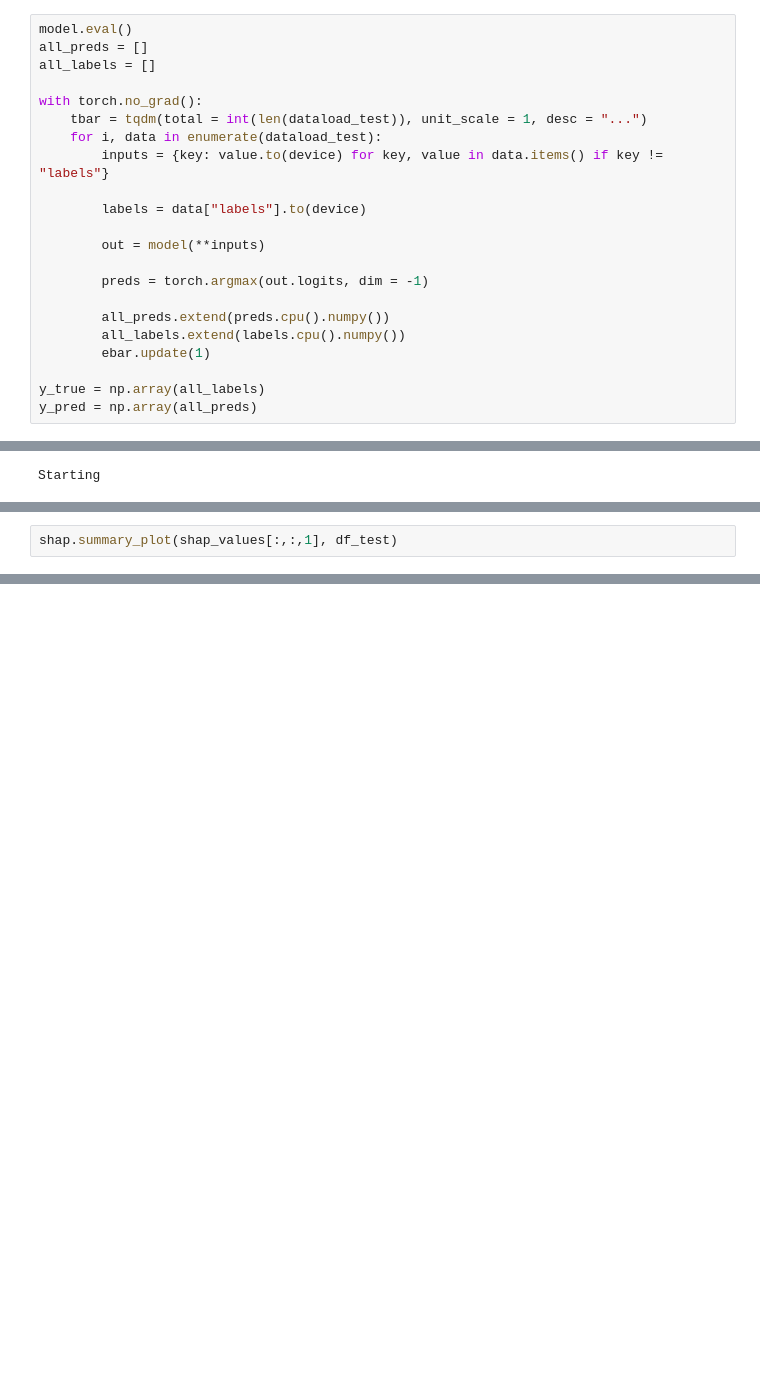
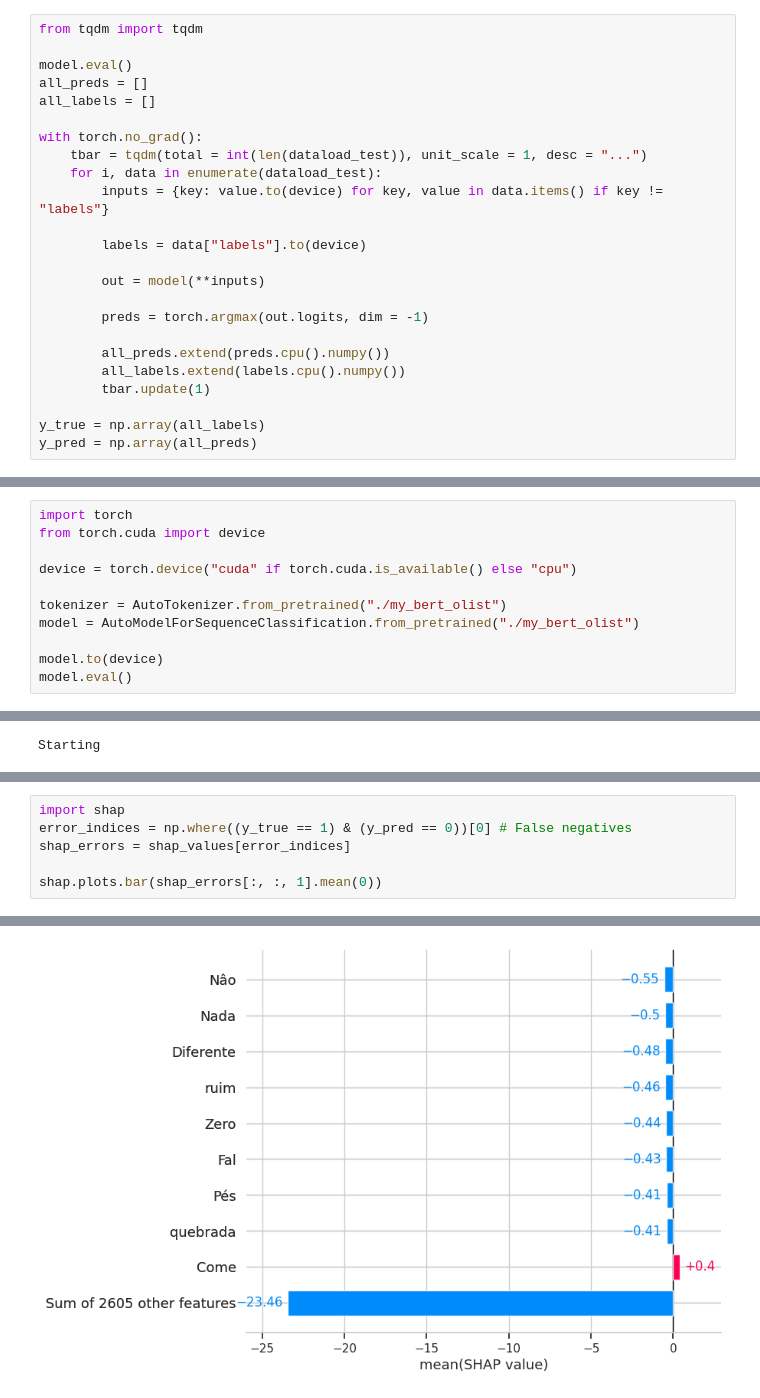
Before and after one commit to SaruboDev/Portfolio-Projects, a Jupyter notebook: Full-EDA/OlistAnalysis/eda_complete.ipynb, the cells around one changed output, grey strips where cells are left out. Cells and saved outputs as stored; diff of their text form; blank space fills up the shorter version.

```diff
--- a/Full-EDA/OlistAnalysis/eda_complete.ipynb
+++ b/Full-EDA/OlistAnalysis/eda_complete.ipynb
@@ -732,6 +739,8 @@ Starting Epoch 5 / 5
 Evaluation...
 Training finished.
 # %%
+from tqdm import tqdm
+
 model.eval()
 all_preds = []
 all_labels = []
@@ -749,7 +758,7 @@ with torch.no_grad():
 
         all_preds.extend(preds.cpu().numpy())
         all_labels.extend(labels.cpu().numpy())
-        ebar.update(1)
+        tbar.update(1)
 
 y_true = np.array(all_labels)
 y_pred = np.array(all_preds)
@@ -798,0 +820,11 @@ df_test["review_comment_message"]
+# %%
+import torch
+from torch.cuda import device
+
+device = torch.device("cuda" if torch.cuda.is_available() else "cpu")
+
+tokenizer = AutoTokenizer.from_pretrained("./my_bert_olist")
+model = AutoModelForSequenceClassification.from_pretrained("./my_bert_olist")
+
+model.to(device)
+model.eval()
@@ -824,3 +882,7 @@ Starting
 # %%
-shap.summary_plot(shap_values[:,:,1], df_test)
+import shap
+error_indices = np.where((y_true == 1) & (y_pred == 0))[0] # False negatives
+shap_errors = shap_values[error_indices]
+
+shap.plots.bar(shap_errors[:, :, 1].mean(0))
 # %% [output]
@@ -827,0 +889 @@ AssertionError: Summary plots need a matrix of shap_values, not a vector.
+[figure, added]
```
Also changed, not shown: parts of 36 cells of this notebook, 2 other files.
